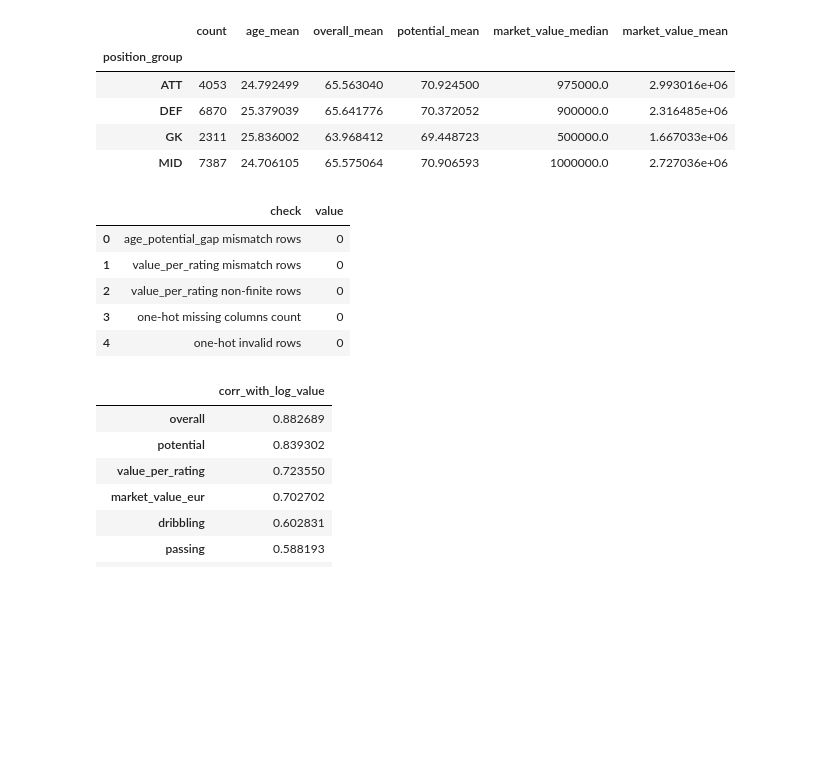
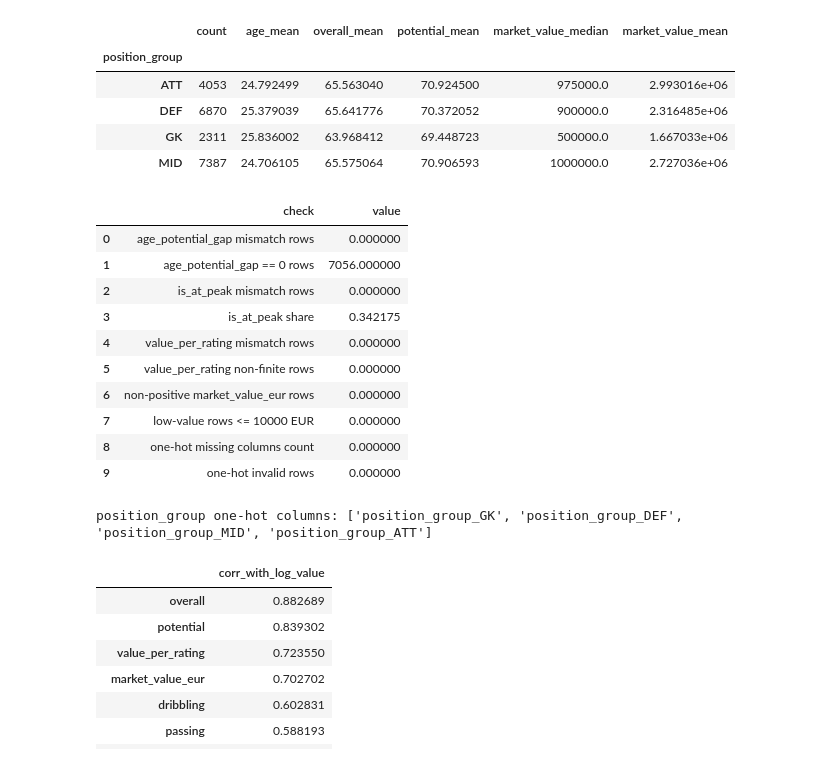
Before and after one commit to Omar-Warlock/DEPI-ML-PROJECT, a Jupyter notebook: ML/notebooks/01_eda_feature_validation.ipynb, the cells around one changed output. Cells and saved outputs as stored; diff of their text form; code cells hidden in the pictures; blank space fills up the shorter version.

Commit message:
feat: Enhance EDA and preprocessing with is_at_peak calculations and market value checks

```diff
--- a/ML/notebooks/01_eda_feature_validation.ipynb
+++ b/ML/notebooks/01_eda_feature_validation.ipynb
@@ -108,38 +108,59 @@ position_dummy_cols = [
     'position_group_DEF',
     'position_group_MID',
     'position_group_ATT',
 ]
 
 age_gap_expected = players_clean['potential'] - players_clean['overall']
 age_gap_mismatch = int((players_clean['age_potential_gap'] != age_gap_expected).sum())
+age_gap_zero_rows = int((players_clean['age_potential_gap'] == 0).sum())
+
+is_at_peak_expected = (players_clean['age_potential_gap'] == 0).astype(int)
+is_at_peak_mismatch = int((players_clean['is_at_peak'] != is_at_peak_expected).sum())
+is_at_peak_share = float(players_clean['is_at_peak'].mean())
 
 value_per_rating_expected = players_clean['market_value_eur'] / (players_clean['overall'] + 1.0)
 value_per_rating_mismatch = int(((players_clean['value_per_rating'] - value_per_rating_expected).abs() > 1e-9).sum())
 value_per_rating_nonfinite = int((~np.isfinite(players_clean['value_per_rating'])).sum())
+
+nonpositive_market_value_rows = int((players_clean['market_value_eur'] <= 0).sum())
+low_value_threshold_eur = 10_000.0
+low_value_rows_at_or_below_threshold = int((players_clean['market_value_eur'] <= low_value_threshold_eur).sum())
 
 missing_dummy_cols = [c for c in position_dummy_cols if c not in model_ready.columns]
 invalid_one_hot_rows = None
 if not missing_dummy_cols:
     invalid_one_hot_rows = int((model_ready[position_dummy_cols].sum(axis=1) != 1).sum())
 
 checks = pd.DataFrame([
     {'check': 'age_potential_gap mismatch rows', 'value': age_gap_mismatch},
+    {'check': 'age_potential_gap == 0 rows', 'value': age_gap_zero_rows},
+    {'check': 'is_at_peak mismatch rows', 'value': is_at_peak_mismatch},
+    {'check': 'is_at_peak share', 'value': is_at_peak_share},
     {'check': 'value_per_rating mismatch rows', 'value': value_per_rating_mismatch},
     {'check': 'value_per_rating non-finite rows', 'value': value_per_rating_nonfinite},
+    {'check': 'non-positive market_value_eur rows', 'value': nonpositive_market_value_rows},
+    {'check': f'low-value rows <= {low_value_threshold_eur:.0f} EUR', 'value': low_value_rows_at_or_below_threshold},
     {'check': 'one-hot missing columns count', 'value': len(missing_dummy_cols)},
     {'check': 'one-hot invalid rows', 'value': invalid_one_hot_rows if invalid_one_hot_rows is not None else -1},
 ])
 
 display(checks)
+print('position_group one-hot columns:', position_dummy_cols)
 if missing_dummy_cols:
     print('Missing one-hot columns:', missing_dummy_cols)
 # %% [output]
 |  | check | value |
-| 0 | age_potential_gap mismatch rows | 0 |
-| 1 | value_per_rating mismatch rows | 0 |
-| 2 | value_per_rating non-finite rows | 0 |
-| 3 | one-hot missing columns count | 0 |
-| 4 | one-hot invalid rows | 0 |
+| 0 | age_potential_gap mismatch rows | 0.000000 |
+| 1 | age_potential_gap == 0 rows | 7056.000000 |
+| 2 | is_at_peak mismatch rows | 0.000000 |
+| 3 | is_at_peak share | 0.342175 |
+| 4 | value_per_rating mismatch rows | 0.000000 |
+| 5 | value_per_rating non-finite rows | 0.000000 |
+| 6 | non-positive market_value_eur rows | 0.000000 |
+| 7 | low-value rows <= 10000 EUR | 0.000000 |
+| 8 | one-hot missing columns count | 0.000000 |
+| 9 | one-hot invalid rows | 0.000000 |
+position_group one-hot columns: ['position_group_GK', 'position_group_DEF', 'position_group_MID', 'position_group_ATT']
 # %%
 corr_source = model_ready.select_dtypes(include=[np.number])
 corr_with_log_value = (
```
Also changed, not shown: parts of 1 cell of this notebook, 2 other files.
